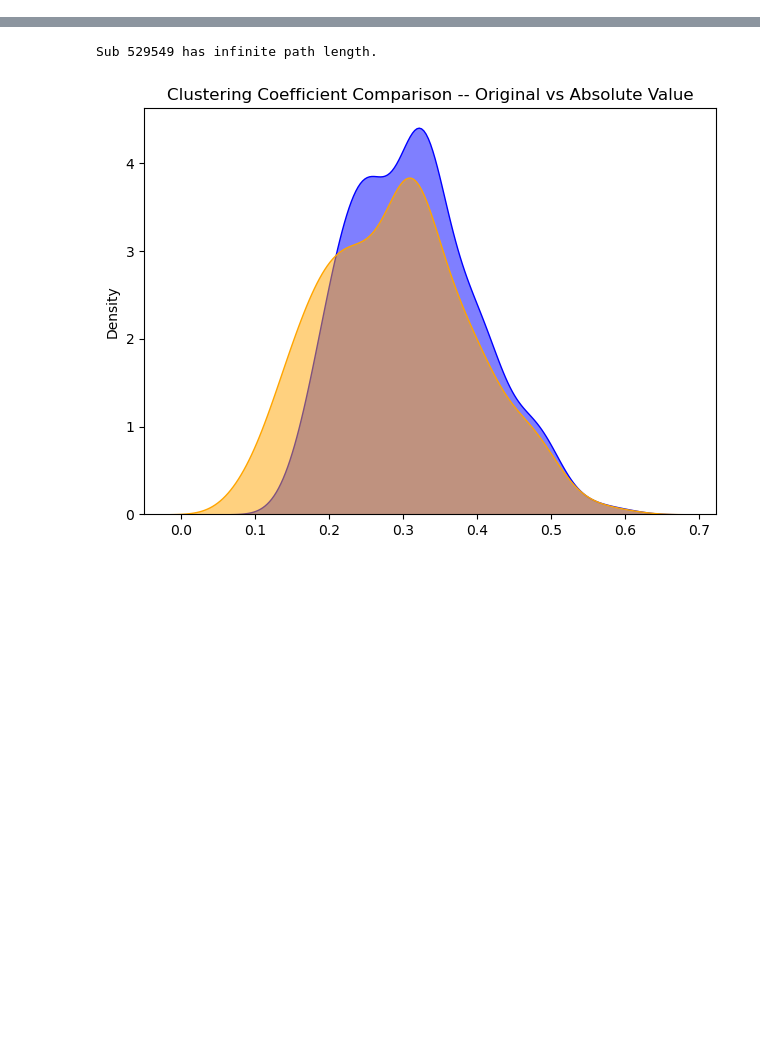
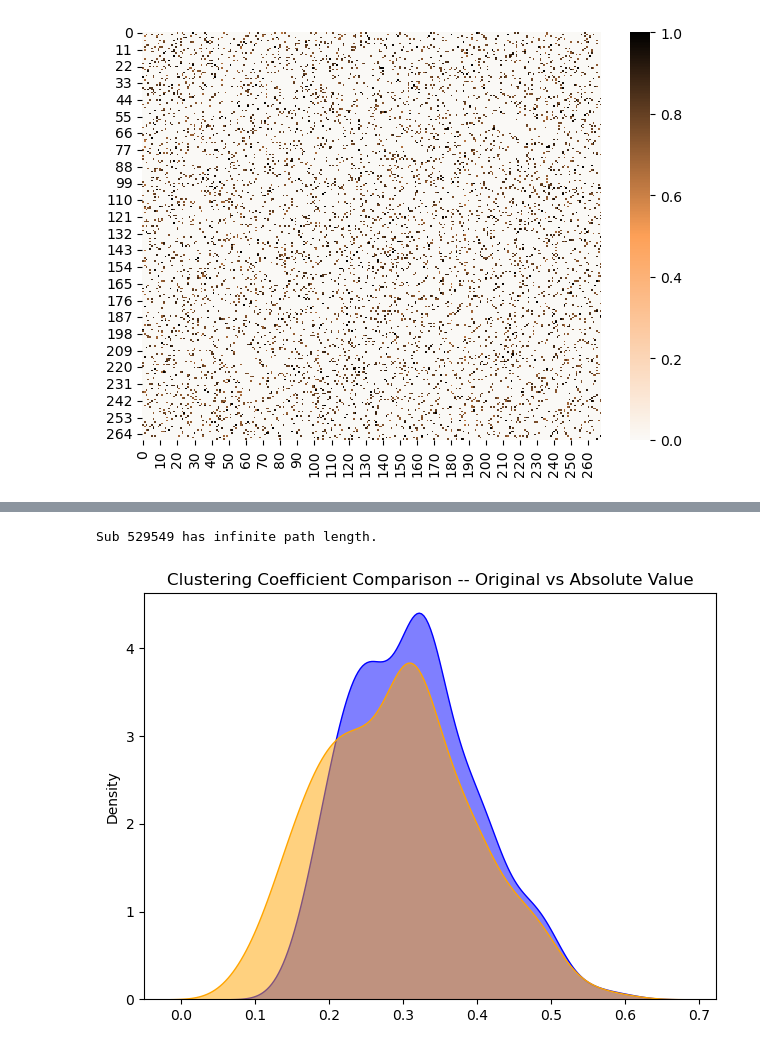
Before and after one commit to i-levy/network-science-final, a Jupyter notebook: testing_v6.ipynb, the cells around one changed output, grey strips where cells are left out. Saved outputs shown, nothing was run; the diff lists cells and outputs as text; code cells hidden in the pictures; blank space fills up the shorter version.

```diff
--- a/testing_v6.ipynb
+++ b/testing_v6.ipynb
@@ -28,0 +95,18 @@ fc = np.load('/home/gbz6qn/Documents/research/data/coupling/working/included_sub
+# %%
+foo = fc.copy()
+np.fill_diagonal(foo, np.nan)
+#n = MinMaxScaler().fit_transform(foo)
+t = threshold_proportional(new, p=0.1)
+np.fill_diagonal(t, 0)
+latt = make_lattice_null(new)
+#scaled = MinMaxScaler().fit_transform(latt)
+rand = make_random_null(new)
+scaled = MinMaxScaler().fit_transform(rand)
+np.fill_diagonal(scaled, 0)
+fig, ax = plt.subplots()
+sns.heatmap(scaled, cmap=sns.color_palette("blend:#FAF9F6,#fda057,#000000", as_cmap=True))
+plt.tight_layout()
+plt.savefig('example_fc_thresh_rand.png')
+plt.show()
+# %% [output]
+[figure, added]
```
Also changed, not shown: parts of 35 cells of this notebook, 22 other files.
